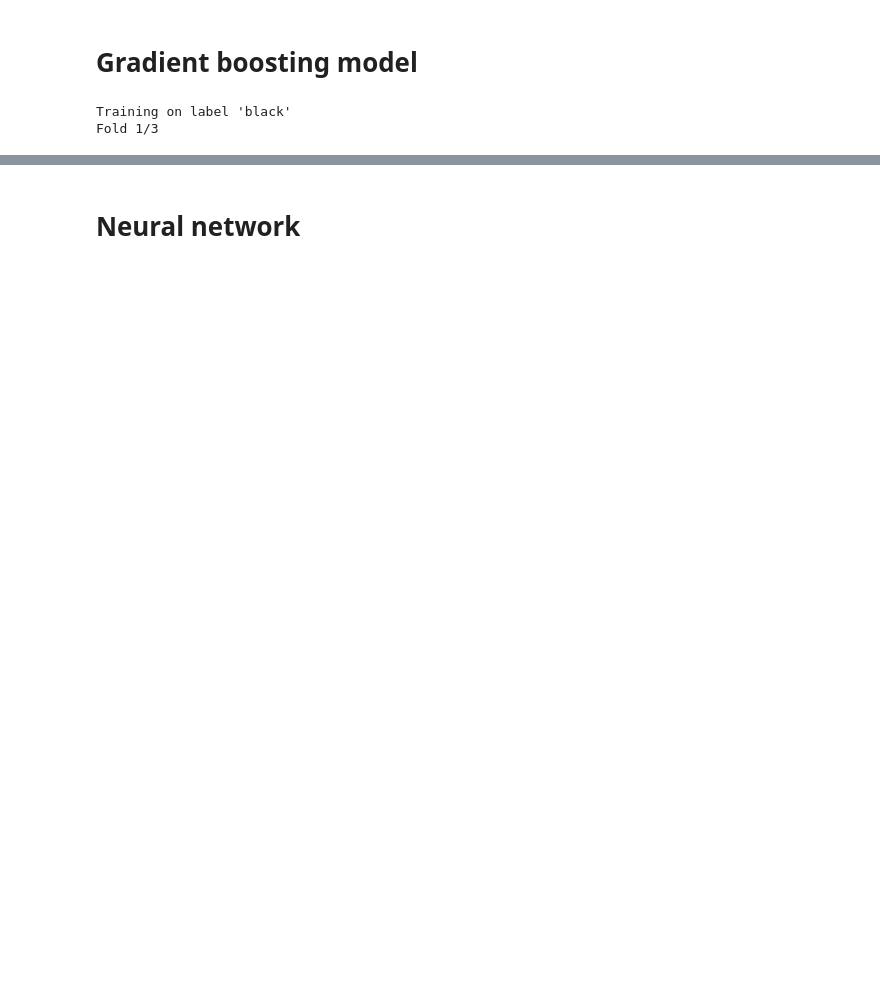
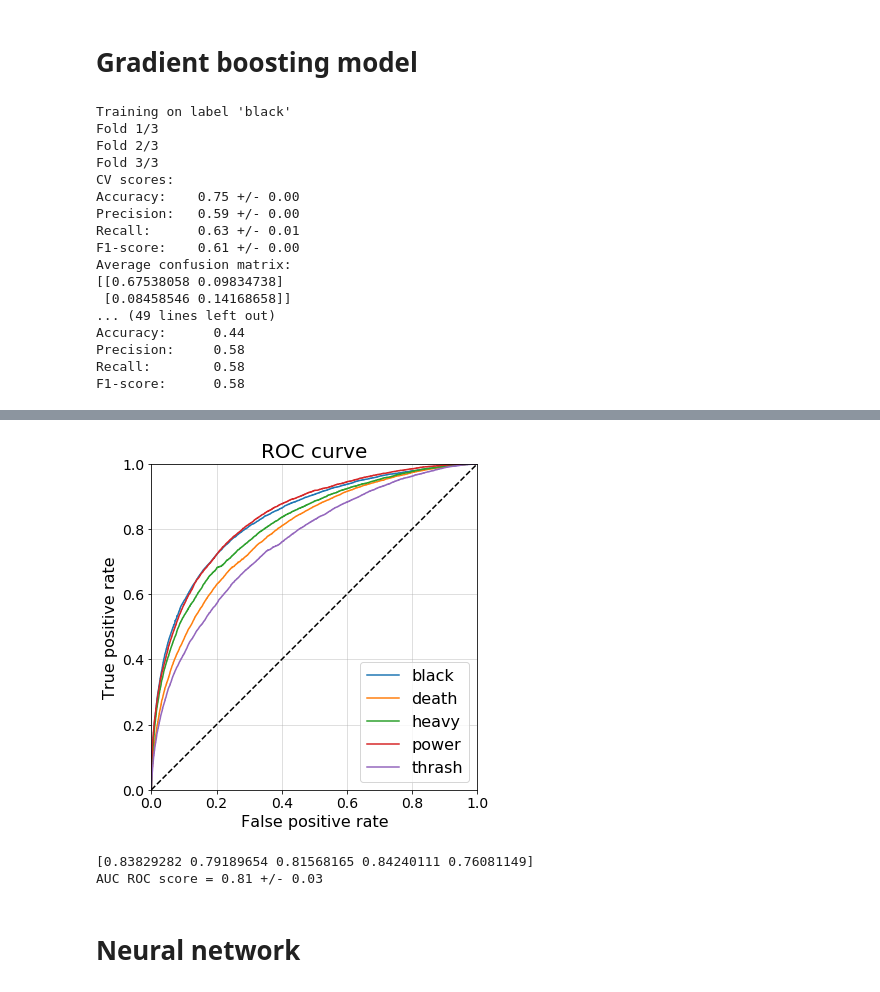
Before and after one commit to pdqnguyen/metallyrics, a Jupyter notebook: song-lyrics-multi-genre-bow.ipynb, the cells around one changed output, grey strips where cells are left out. Saved outputs shown, nothing was run; the diff lists cells and outputs as text; code cells hidden in the pictures; blank space fills up the shorter version.

```diff
--- a/song-lyrics-multi-genre-bow.ipynb
+++ b/song-lyrics-multi-genre-bow.ipynb
@@ -533,27 +659,15 @@ AUC ROC score = 0.80 +/- 0.02
 # %% [markdown]
 # Gradient boosting model
-# %%
-X_train, X_valid, y_train, y_valid = train_test_split(X, y[:, 0], shuffle=True, test_size=0.2)
-vectorizer = CountVectorizer()
-vectorizer.fit(X_train)
-X_train_vec = vectorizer.transform(X_train)
-X_valid_vec = vectorizer.transform(X_valid)
-oversampler = RandomOverSampler(random_state=0)
-X_train_vec, y_train = oversampler.fit_resample(X_train_vec, y_valid)
-
-data_train = lgb.Dataset(X_train_vec.astype(float), y_train.astype(float))
-data_valid = lgb.Dataset(X_test_vec.astype(float), y_valid.astype(float))
-
-lgb_params = dict(n_estimators=1000, random_state=0, verbose=1, verbose_eval=1)
-gbm = lgb.train(lgb_params, data_train, valid_sets=data_valid)
 # %%
 lgb_params = dict(
     n_estimators=1000,
+    max_depth=30,
+    n_jobs=-1,
     random_state=0
 )
 pipeline = Pipeline(
     [
-        ('vectorizer', CountVectorizer()),
+        ('vectorizer', CountVectorizer(dtype=np.float64)),
         ('oversampler', RandomOverSampler(random_state=0)),
         ('lgb', lgb.LGBMClassifier(**lgb_params))
     ]
@@ -569,3 +683,18 @@ print("AUC ROC score = {:.2f} +/- {:.2f}".format(auc.mean(), auc.std()))
 # %% [output]
 Training on label 'black'
 Fold 1/3
+Fold 2/3
+Fold 3/3
+CV scores:
+Accuracy:    0.75 +/- 0.00
+Precision:   0.59 +/- 0.00
+Recall:      0.63 +/- 0.01
+F1-score:    0.61 +/- 0.00
+Average confusion matrix:
+[[0.67538058 0.09834738]
+ [0.08458546 0.14168658]]
+... (49 lines left out)
+Accuracy:      0.44
+Precision:     0.58
+Recall:        0.58
+F1-score:      0.58
@@ -573,3 +702,6 @@ OSError: exception: access violation reading 0x00000000000002A8
+[figure, added]
+[0.83829282 0.79189654 0.81568165 0.84240111 0.76081149]
+AUC ROC score = 0.81 +/- 0.03
 # %% [markdown]
 # Neural network
 # %%
```
Also changed, not shown: parts of 27 cells of this notebook.
